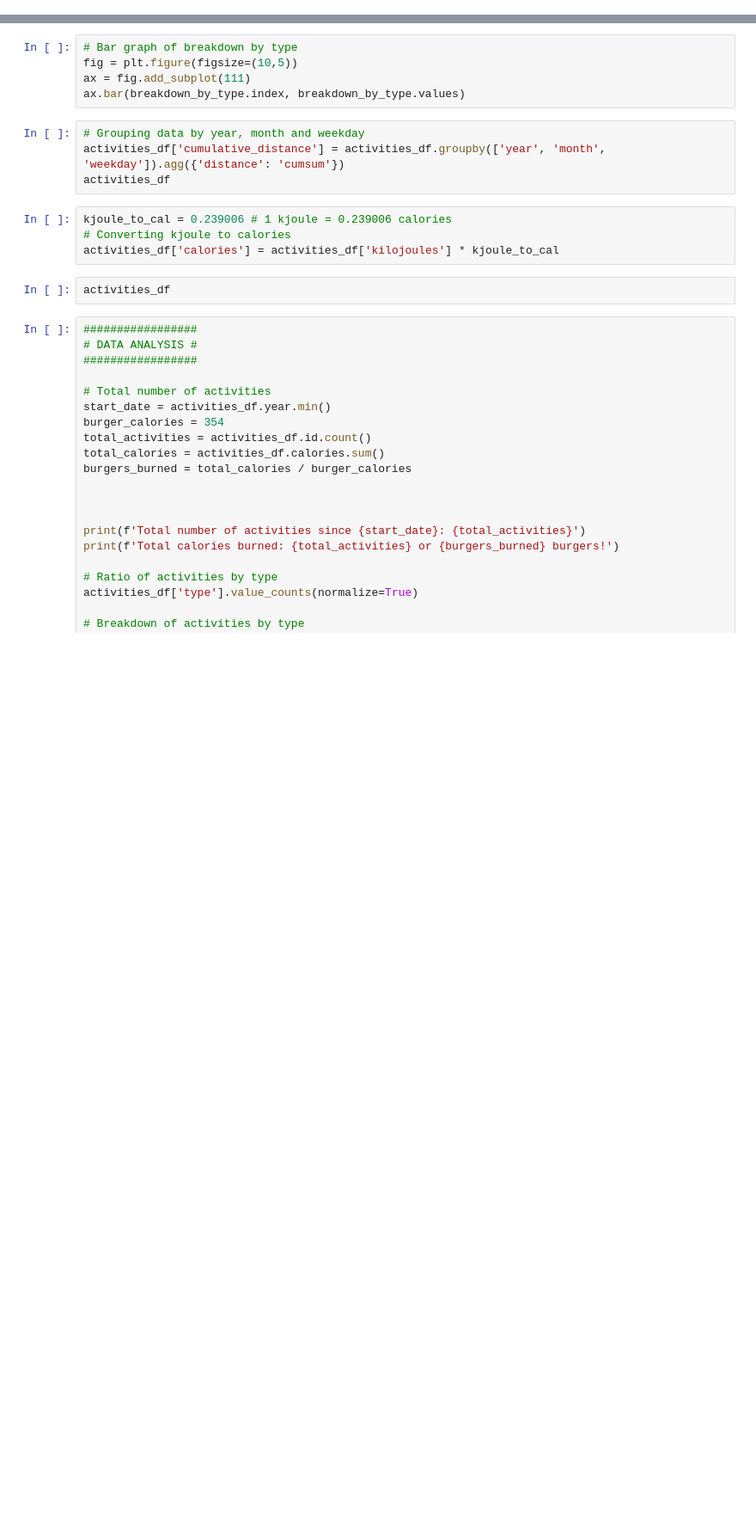
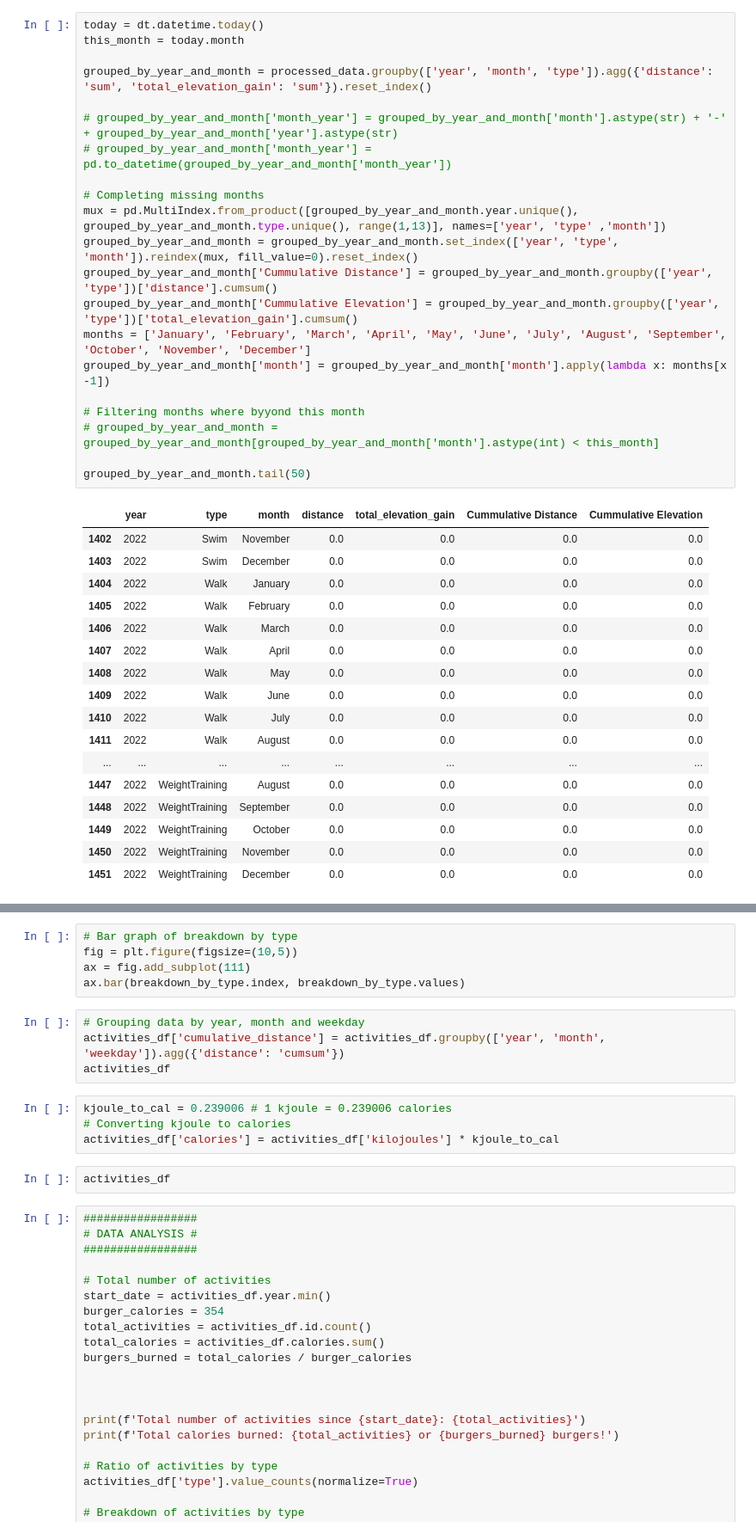
Before and after one commit to tiroger/my-strava, a Jupyter notebook: my_data.ipynb, the cells around one changed output, grey strips where cells are left out. Shown at 86% size. Drawn from its saved outputs; the diff is of its cells as text; blank space fills up the shorter version.

```diff
--- a/my_data.ipynb
+++ b/my_data.ipynb
@@ -66,0 +83,39 @@ processed_data.head()
+# %%
+today = dt.datetime.today()
+this_month = today.month
+
+grouped_by_year_and_month = processed_data.groupby(['year', 'month', 'type']).agg({'distance': 'sum', 'total_elevation_gain': 'sum'}).reset_index()
+
+# grouped_by_year_and_month['month_year'] = grouped_by_year_and_month['month'].astype(str) + '-' + grouped_by_year_and_month['year'].astype(str)
+# grouped_by_year_and_month['month_year'] = pd.to_datetime(grouped_by_year_and_month['month_year'])
+
+# Completing missing months
+mux = pd.MultiIndex.from_product([grouped_by_year_and_month.year.unique(), grouped_by_year_and_month.type.unique(), range(1,13)], names=['year', 'type' ,'month'])
+grouped_by_year_and_month = grouped_by_year_and_month.set_index(['year', 'type', 'month']).reindex(mux, fill_value=0).reset_index()
+grouped_by_year_and_month['Cummulative Distance'] = grouped_by_year_and_month.groupby(['year', 'type'])['distance'].cumsum()
+grouped_by_year_and_month['Cummulative Elevation'] = grouped_by_year_and_month.groupby(['year', 'type'])['total_elevation_gain'].cumsum()
+months = ['January', 'February', 'March', 'April', 'May', 'June', 'July', 'August', 'September', 'October', 'November', 'December']
+grouped_by_year_and_month['month'] = grouped_by_year_and_month['month'].apply(lambda x: months[x -1])
+
+# Filtering months where byyond this month
+# grouped_by_year_and_month = grouped_by_year_and_month[grouped_by_year_and_month['month'].astype(int) < this_month]
+
+grouped_by_year_and_month.tail(50)
+# %% [output]
+|  | year | type | month | distance | total_elevation_gain | Cummulative Distance | Cummulative Elevation |
+| 1402 | 2022 | Swim | November | 0.0 | 0.0 | 0.0 | 0.0 |
+| 1403 | 2022 | Swim | December | 0.0 | 0.0 | 0.0 | 0.0 |
+| 1404 | 2022 | Walk | January | 0.0 | 0.0 | 0.0 | 0.0 |
+| 1405 | 2022 | Walk | February | 0.0 | 0.0 | 0.0 | 0.0 |
+| 1406 | 2022 | Walk | March | 0.0 | 0.0 | 0.0 | 0.0 |
+| 1407 | 2022 | Walk | April | 0.0 | 0.0 | 0.0 | 0.0 |
+| 1408 | 2022 | Walk | May | 0.0 | 0.0 | 0.0 | 0.0 |
+| 1409 | 2022 | Walk | June | 0.0 | 0.0 | 0.0 | 0.0 |
+| 1410 | 2022 | Walk | July | 0.0 | 0.0 | 0.0 | 0.0 |
+| 1411 | 2022 | Walk | August | 0.0 | 0.0 | 0.0 | 0.0 |
+| ... | ... | ... | ... | ... | ... | ... | ... |
+| 1447 | 2022 | WeightTraining | August | 0.0 | 0.0 | 0.0 | 0.0 |
+| 1448 | 2022 | WeightTraining | September | 0.0 | 0.0 | 0.0 | 0.0 |
+| 1449 | 2022 | WeightTraining | October | 0.0 | 0.0 | 0.0 | 0.0 |
+| 1450 | 2022 | WeightTraining | November | 0.0 | 0.0 | 0.0 | 0.0 |
+| 1451 | 2022 | WeightTraining | December | 0.0 | 0.0 | 0.0 | 0.0 |
```
Also changed, not shown: parts of 22 cells of this notebook, 11 other files.
